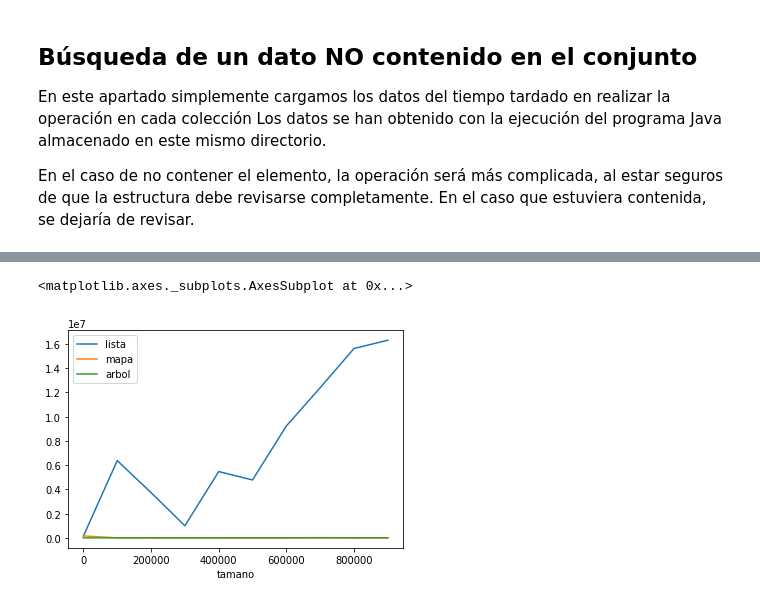
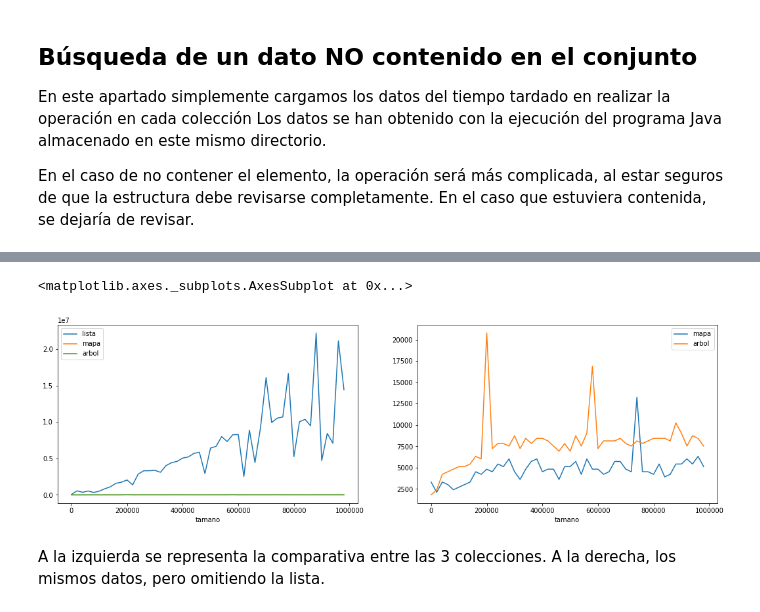
Before and after one commit to bbaruque/EDAT_ejemplos, a Jupyter notebook: es/ubu/lsi/edat/s08_Conjuntos/demo04/VisualizacionResultados.ipynb, the cells around one changed output, grey strips where cells are left out. Cells and saved outputs as stored; diff of their text form; code cells hidden in the pictures.

```diff
--- a/es/ubu/lsi/edat/s08_Conjuntos/demo04/VisualizacionResultados.ipynb
+++ b/es/ubu/lsi/edat/s08_Conjuntos/demo04/VisualizacionResultados.ipynb
@@ -56,5 +53,9 @@ contenido.describe()
-# %%
-contenido.plot.line()
-# %% [output]
-<matplotlib.axes._subplots.AxesSubplot at 0x...>
-[figure, removed]
+# %%
+fig, axarr = plt.subplots(1, 2, figsize=(18, 5))
+contenido.plot.line(ax=axarr[0])
+contenido[['mapa','arbol']].plot.line(ax=axarr[1])
+# %% [output]
+<matplotlib.axes._subplots.AxesSubplot at 0x...>
+[figure, added]
+# %% [markdown]
+A la izquierda se representa la comparativa entre las 3 colecciones. A la derecha, los mismos datos, pero omitiendo la lista.
```
Also changed, not shown: parts of 5 cells of this notebook, 3 other files.
